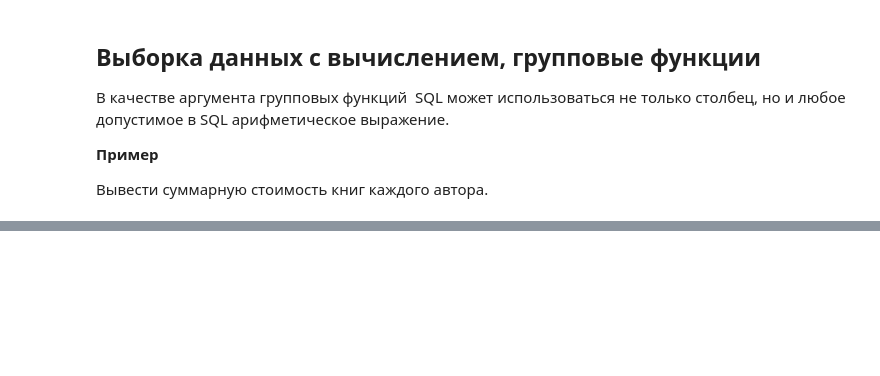
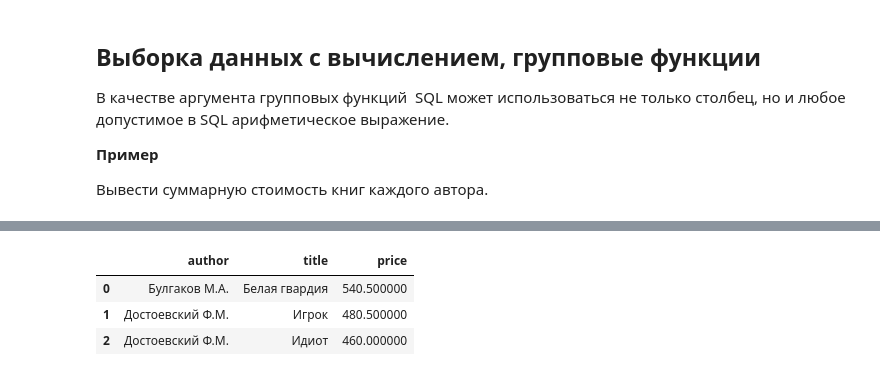
Before and after one commit to w9ip/learning, a Jupyter notebook: DB/Без названия.ipynb, the cells around one changed output, grey strips where cells are left out. Saved outputs shown, nothing was run; the diff lists cells and outputs as text; code cells hidden in the pictures; blank space fills up the shorter version.

```diff
--- a/DB/Без названия.ipynb
+++ b/DB/Без названия.ipynb
@@ -757,0 +1035,14 @@ GROUP BY author
+# %%
+read_sql_query("""
+SELECT author, title, price
+FROM book
+WHERE price <= (
+    SELECT AVG(price) FROM book
+)
+ORDER BY price DESC
+""")
+# %% [output]
+|  | author | title | price |
+| 0 | Булгаков М.А. | Белая гвардия | 540.500000 |
+| 1 | Достоевский Ф.М. | Игрок | 480.500000 |
+| 2 | Достоевский Ф.М. | Идиот | 460.000000 |
```
Also changed, not shown: parts of 41 cells of this notebook.
